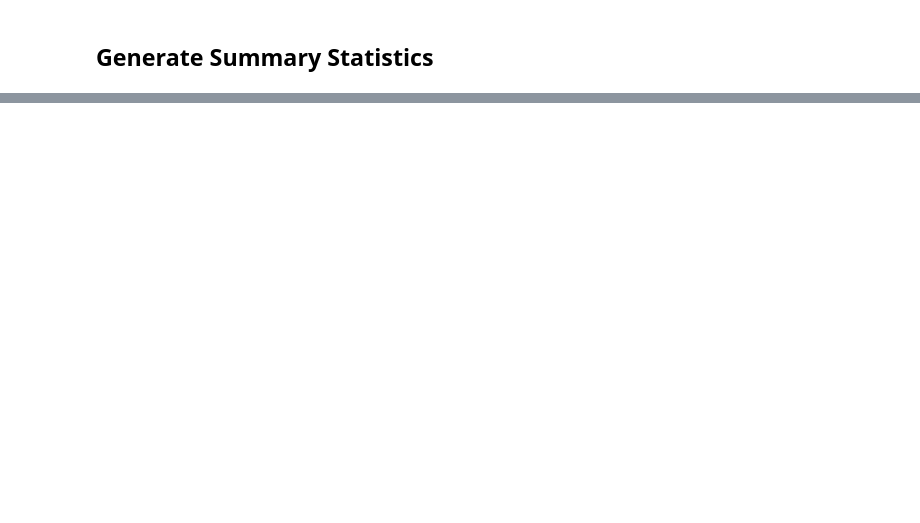
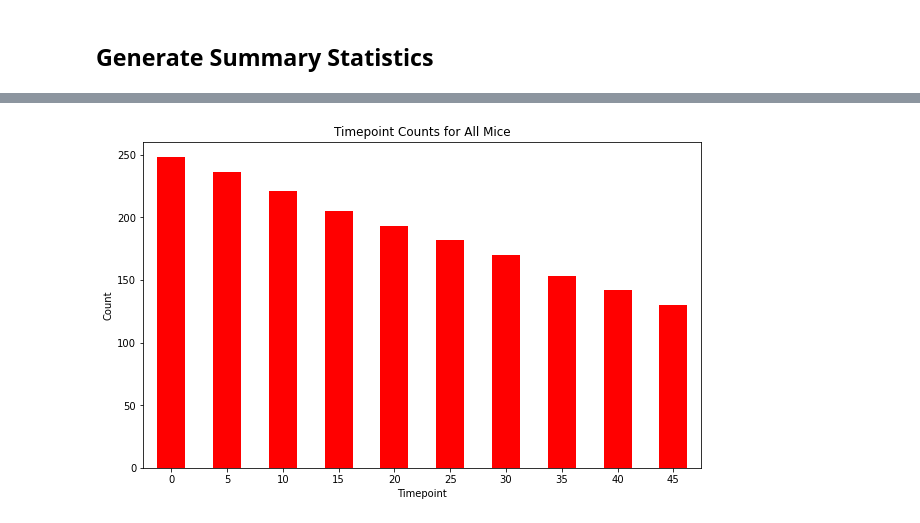
Before and after one commit to seneubauer/matplotlib-challenge, a Jupyter notebook: pymaceuticals.ipynb, the cells around one changed output, grey strips where cells are left out. Drawn from its saved outputs; the diff is of its cells as text; code cells hidden in the pictures; blank space fills up the shorter version.

```diff
--- a/pymaceuticals.ipynb
+++ b/pymaceuticals.ipynb
@@ -112,0 +129,16 @@ pd.concat([groupedData_mean, groupedData_median], axis=1)
+# %%
+timePoints_df = cleanData_df["Timepoint"].value_counts()
+# %%
+# create one bar chart using DataFrame.plot
+figure1 = timePoints_df.plot(
+                        kind="bar",
+                        facecolor="red",
+                        figsize=(10,6),
+                        width=0.5,
+                        rot=0,
+                        title="Timepoint Counts for All Mice",
+                        xlabel="Timepoint",
+                        ylabel="Count")
+plt.show()
+# %% [output]
+[figure, added]
```
Also changed, not shown: parts of 11 cells of this notebook.
